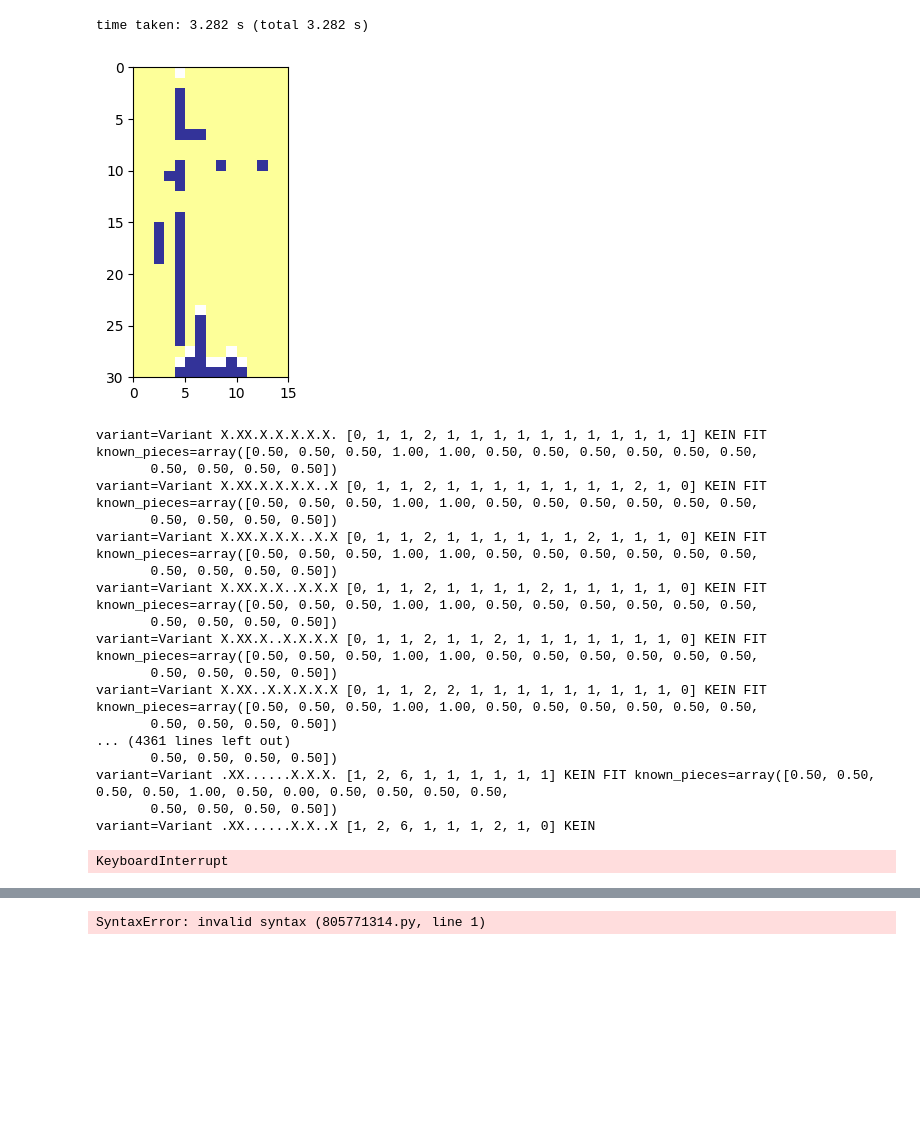
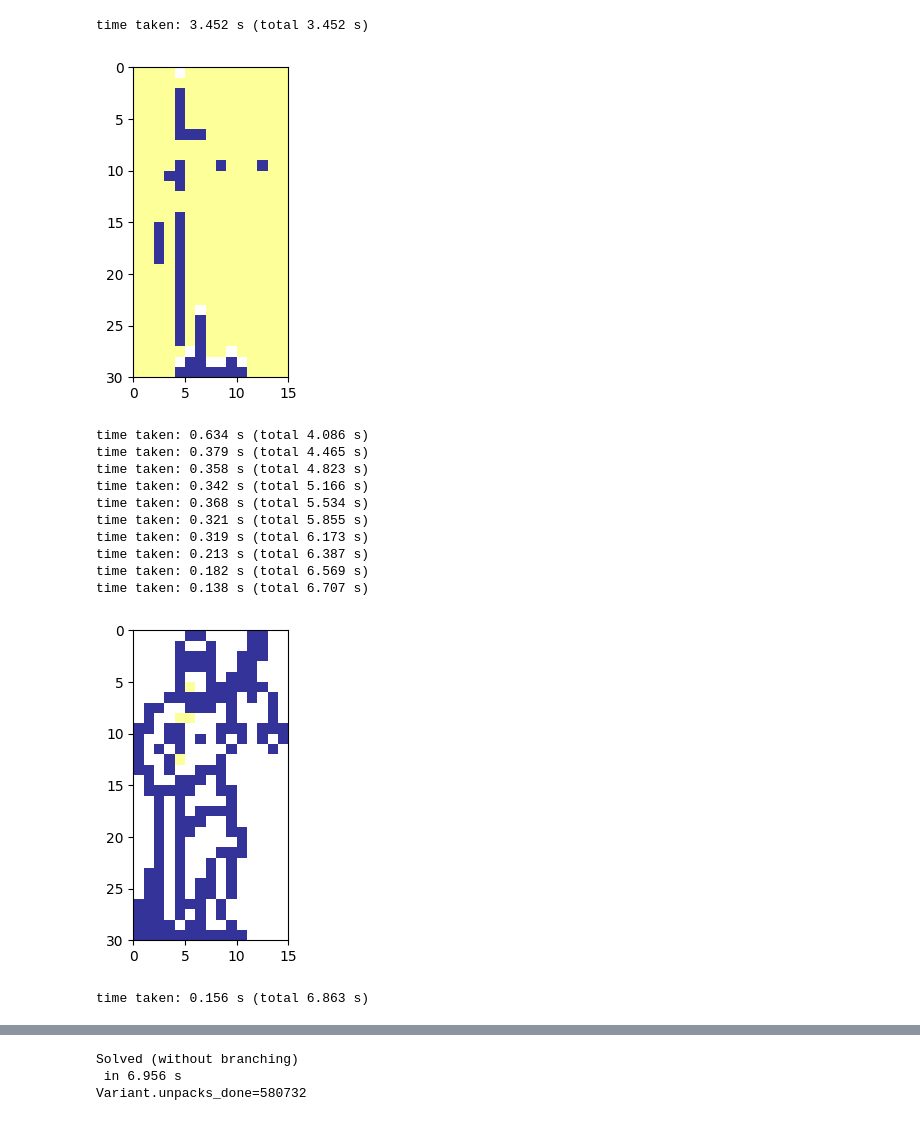
Before and after one commit to DeirhX/griddler, a Jupyter notebook: Griddler.ipynb, the cells around one changed output, grey strips where cells are left out. Drawn from its saved outputs; the diff is of its cells as text; code cells hidden in the pictures; blank space fills up the shorter version.

Commit message:
Cache unpacks

```diff
--- a/Griddler.ipynb
+++ b/Griddler.ipynb
@@ -28,8 +28,10 @@ class Variants:
 # Even colums represent unset field, odd colums represent set fields
 # [0, 1, 3, 2] represents [.X...XX]
 class Variant:
+    unpacks_done = 0
     def __init__(self, list):
         self.list = list
+        self.unpacked = None
     def __repr__(self):
         return f"Variant {self.str()} {[x for x in self.list]}"
     def str(self):
@@ -41,13 +43,15 @@ class Variant:
         return sum(self.list)
     # Unpack to array where 1: occupied, 0: empty
     def unpack(self):
-        out = np.zeros(sum(self.list))
-        index = 0
-        for i in range(len(self.list)):
-            for j in range(self.list[i]):
-                out[index] = 1 if i%2 else 0
-                index += 1
-        return out
+        if self.unpacked is None:
+            self.unpacked = np.zeros(sum(self.list))
+            index = 0
+            for i in range(len(self.list)):
+                for j in range(self.list[i]):
+                    self.unpacked[index] = 1 if i%2 else 0
+                    index += 1
+            Variant.unpacks_done += 1
+        return self.unpacked
     # Is compatible with already laid down pieces?
     def can_fit(self, known_pieces):
         if not len(known_pieces): return True
@@ -72,8 +76,6 @@ class Seq:
         for variant in self.cached:
             if variant.can_fit(known_pieces):
                 yield variant
-            else:
-                print(f"{variant=} KEIN FIT {known_pieces=}")
 
 
     def gather_variants(self, width, known_pieces, partial=[]):
@@ -85,8 +87,6 @@ class Seq:
             finished = Variant(partial + [width - sum(partial)])
             if finished.can_fit(known_pieces):
                 yield finished
-            # else:
-            #    print(f"{finished=} won't fit {known_pieces=}")
             return
         # Item that will be placed
         first = self.list[0]
@@ -214,41 +197,37 @@ field = Field(rows, cols)
 # %%
 start = time.perf_counter()
 prev = start
 step = 0
+Variant.unpacks_done = 0
 while field.solve_step():
     step += 1
     print(f'time taken: {time.perf_counter() - prev:.3f} s (total {time.perf_counter() - start:.3f} s) ')
     prev = time.perf_counter()
     if step % 10 == 1: field.visualize()
 
 field.visualize()
 print("Solved (without branching)") if not 0.5 in field.mat else print("Unsolved")
 print(f" in {time.perf_counter() - start:.3f} s")
+print(f"{Variant.unpacks_done=}")
 
 # Current state:
 #  Slow
 #  Has to walk through all possibilites
 #  No branching support
 #  Can't handle big matrixes
 #  Hopefully correct :-)
 # %% [output]
-time taken: 3.282 s (total 3.282 s)
+time taken: 3.452 s (total 3.452 s)
 [figure]
-variant=Variant X.XX.X.X.X.X.X. [0, 1, 1, 2, 1, 1, 1, 1, 1, 1, 1, 1, 1, 1, 1] KEIN FIT known_pieces=array([0.50, 0.50, 0.50, 1.00, 1.00, 0.50, 0.50, 0.50, 0.50, 0.50, 0.50,
-       0.50, 0.50, 0.50, 0.50])
-variant=Variant X.XX.X.X.X.X..X [0, 1, 1, 2, 1, 1, 1, 1, 1, 1, 1, 1, 2, 1, 0] KEIN FIT known_pieces=array([0.50, 0.50, 0.50, 1.00, 1.00, 0.50, 0.50, 0.50, 0.50, 0.50, 0.50,
-       0.50, 0.50, 0.50, 0.50])
-variant=Variant X.XX.X.X.X..X.X [0, 1, 1, 2, 1, 1, 1, 1, 1, 1, 2, 1, 1, 1, 0] KEIN FIT known_pieces=array([0.50, 0.50, 0.50, 1.00, 1.00, 0.50, 0.50, 0.50, 0.50, 0.50, 0.50,
-       0.50, 0.50, 0.50, 0.50])
-variant=Variant X.XX.X.X..X.X.X [0, 1, 1, 2, 1, 1, 1, 1, 2, 1, 1, 1, 1, 1, 0] KEIN FIT known_pieces=array([0.50, 0.50, 0.50, 1.00, 1.00, 0.50, 0.50, 0.50, 0.50, 0.50, 0.50,
-       0.50, 0.50, 0.50, 0.50])
-variant=Variant X.XX.X..X.X.X.X [0, 1, 1, 2, 1, 1, 2, 1, 1, 1, 1, 1, 1, 1, 0] KEIN FIT known_pieces=array([0.50, 0.50, 0.50, 1.00, 1.00, 0.50, 0.50, 0.50, 0.50, 0.50, 0.50,
-       0.50, 0.50, 0.50, 0.50])
-variant=Variant X.XX..X.X.X.X.X [0, 1, 1, 2, 2, 1, 1, 1, 1, 1, 1, 1, 1, 1, 0] KEIN FIT known_pieces=array([0.50, 0.50, 0.50, 1.00, 1.00, 0.50, 0.50, 0.50, 0.50, 0.50, 0.50,
-       0.50, 0.50, 0.50, 0.50])
-... (4361 lines left out)
-       0.50, 0.50, 0.50, 0.50])
-variant=Variant .XX......X.X.X. [1, 2, 6, 1, 1, 1, 1, 1, 1] KEIN FIT known_pieces=array([0.50, 0.50, 0.50, 0.50, 1.00, 0.50, 0.00, 0.50, 0.50, 0.50, 0.50,
-       0.50, 0.50, 0.50, 0.50])
-variant=Variant .XX......X.X..X [1, 2, 6, 1, 1, 1, 2, 1, 0] KEIN
+time taken: 0.634 s (total 4.086 s)
+time taken: 0.379 s (total 4.465 s)
+time taken: 0.358 s (total 4.823 s)
+time taken: 0.342 s (total 5.166 s)
+time taken: 0.368 s (total 5.534 s)
+time taken: 0.321 s (total 5.855 s)
+time taken: 0.319 s (total 6.173 s)
+time taken: 0.213 s (total 6.387 s)
+time taken: 0.182 s (total 6.569 s)
+time taken: 0.138 s (total 6.707 s)
+[figure, added]
-KeyboardInterrupt
+time taken: 0.156 s (total 6.863 s)
@@ -255,4 +235,3 @@ KeyboardInterrupt
+Solved (without branching)
+ in 6.956 s
+Variant.unpacks_done=580732
-# %%
-[.....]
-# %% [output]
-SyntaxError: invalid syntax (805771314.py, line 1)
```
Also changed, not shown: parts of 2 cells of this notebook.
